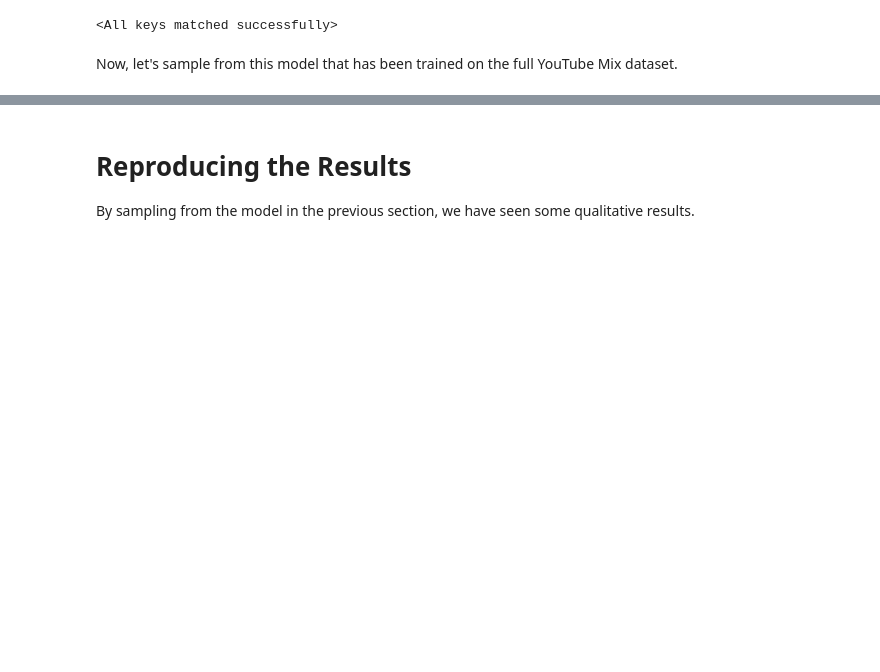
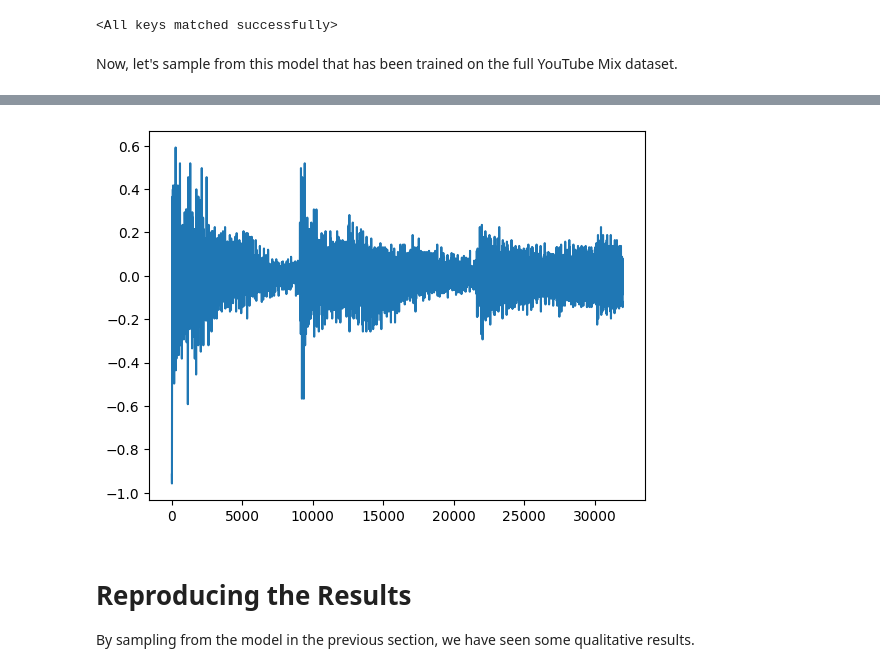
Before and after one commit to necrashter/SaShiMi-796, a Jupyter notebook: main.ipynb, the cells around one changed output, grey strips where cells are left out. Cells and saved outputs as stored; diff of their text form; code cells hidden in the pictures; blank space fills up the shorter version.

```diff
--- a/main.ipynb
+++ b/main.ipynb
@@ -365,0 +344,6 @@ wavfile.write("outputs/ym-1/epoch20-seed42.wav", 16000, gen.flatten().numpy())
+# %%
+selected = gen[3]
+plt.figure()
+plt.plot(selected)
+ipd.Audio(selected.numpy(), rate=16000)
+# %% [output]
@@ -366,3 +351,4 @@ wavfile.write("outputs/ym-1/epoch20-seed42.wav", 16000, gen.flatten().numpy())
+[figure, added]
 # %% [markdown]
 # Reproducing the Results
 
```
Also changed, not shown: parts of 6 cells of this notebook, 3 other files.
